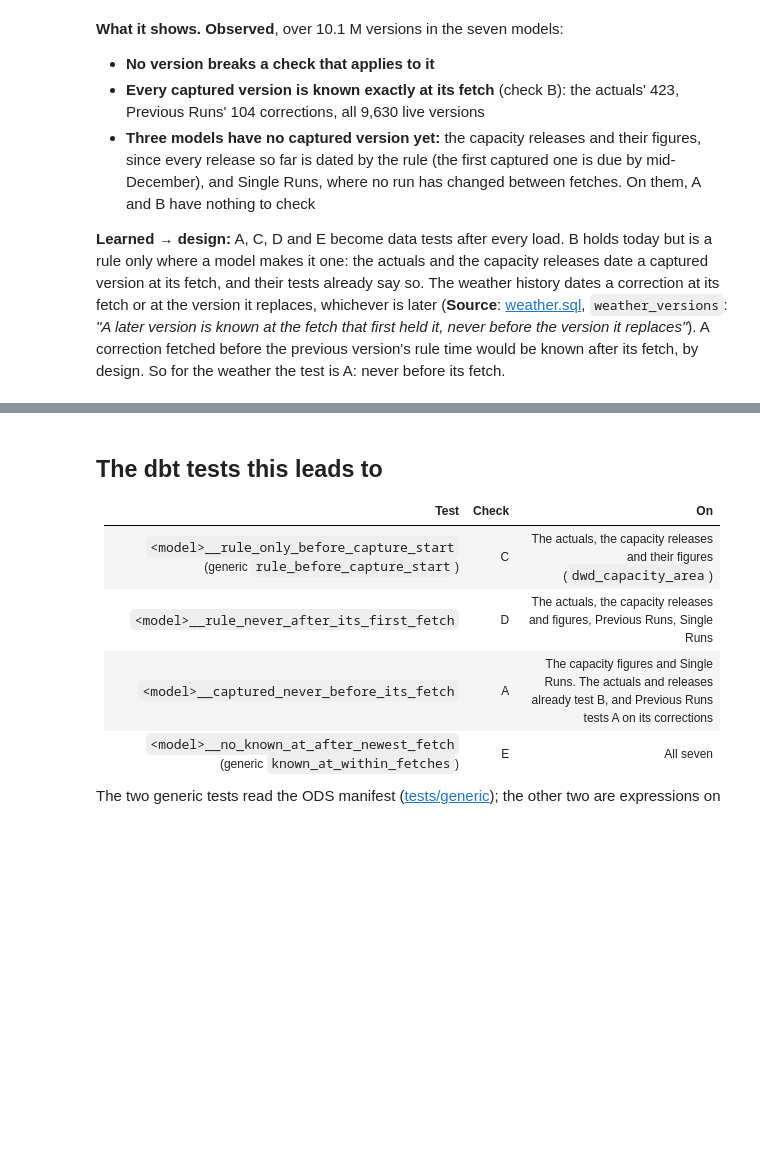
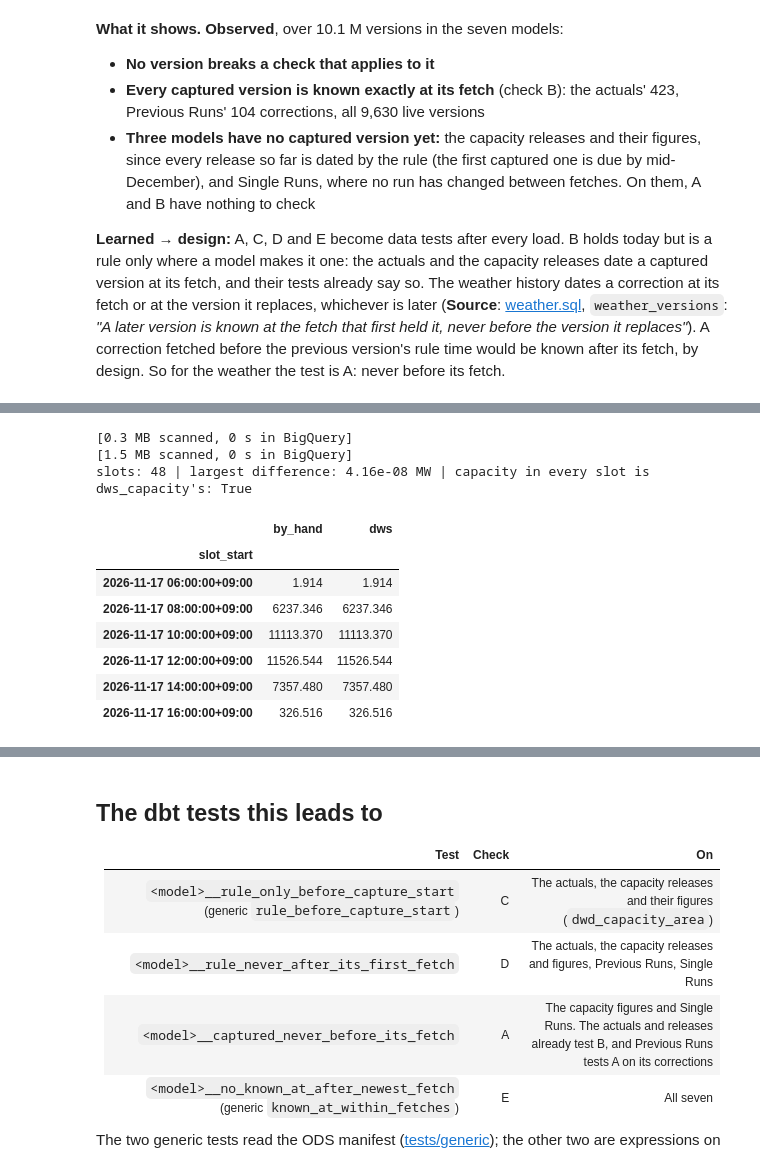
Before and after one commit to iahsanujunda/jtf, a Jupyter notebook: notebooks/06_warehouse_against_sources.ipynb, the cells around one changed output, grey strips where cells are left out. Drawn from its saved outputs; the diff is of its cells as text; code cells hidden in the pictures; blank space fills up the shorter version.

```diff
--- a/notebooks/06_warehouse_against_sources.ipynb
+++ b/notebooks/06_warehouse_against_sources.ipynb
@@ -169,0 +560,33 @@ checks.set_index("model")
+# %%
+sun = sql(f"""
+SELECT point, slot_start, clear_sky_ghi FROM `{DIM}.dim_sun_slots`
+WHERE DATE(slot_start, 'Asia/Tokyo') = '{D}'
+""")
+sun = sun.merge(weights, on="point")
+weighted = (sun.weight * sun.clear_sky_ghi).groupby(sun.slot_start).sum()
+sky_by_hand = capacity.capacity_mw * weighted / 1000
+features = sql(f"""
+SELECT slot_start, clear_sky_mw, capacity_mw FROM `{DWS}.dws_solar_features`
+WHERE decision_time = {AT_T}
+""").set_index("slot_start")
+gap = (sky_by_hand - features.clear_sky_mw).abs()
+print(
+    f"slots: {len(features)} | largest difference: {gap.max():.2e} MW |",
+    "capacity in every slot is dws_capacity's:",
+    bool((features.capacity_mw == capacity.capacity_mw).all()),
+)
+shown = pd.DataFrame({"by_hand": sky_by_hand, "dws": features.clear_sky_mw})
+shown.index = shown.index.tz_convert("Asia/Tokyo")
+shown[shown.by_hand > 0].iloc[::4].round(3)
+# %% [output]
+[0.3 MB scanned, 0 s in BigQuery]
+[1.5 MB scanned, 0 s in BigQuery]
+slots: 48 | largest difference: 4.16e-08 MW | capacity in every slot is dws_capacity's: True
+|  | by_hand | dws |
+| slot_start |  |  |
+| 2026-11-17 06:00:00+09:00 | 1.914 | 1.914 |
+| 2026-11-17 08:00:00+09:00 | 6237.346 | 6237.346 |
+| 2026-11-17 10:00:00+09:00 | 11113.370 | 11113.370 |
+| 2026-11-17 12:00:00+09:00 | 11526.544 | 11526.544 |
+| 2026-11-17 14:00:00+09:00 | 7357.480 | 7357.480 |
+| 2026-11-17 16:00:00+09:00 | 326.516 | 326.516 |
```
Also changed, not shown: parts of 20 cells of this notebook, 2 other files.
